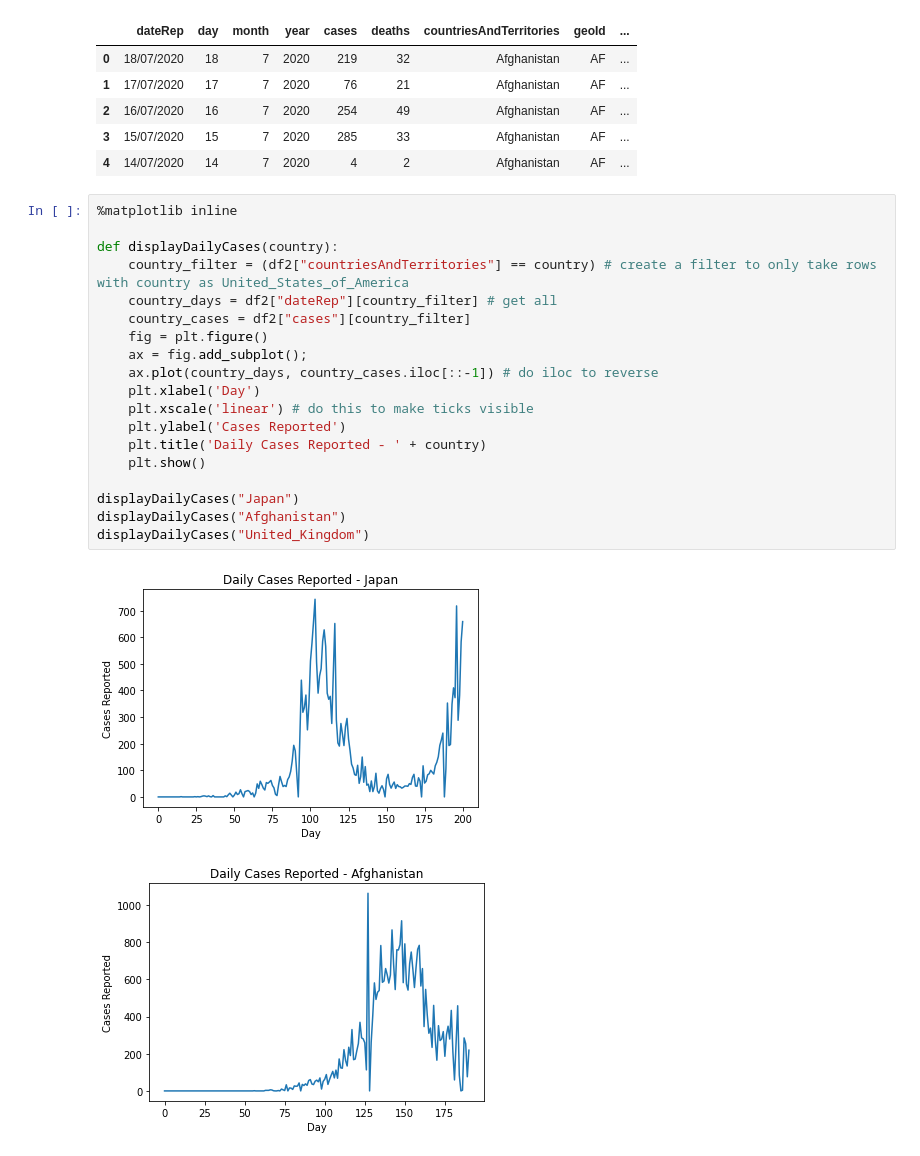
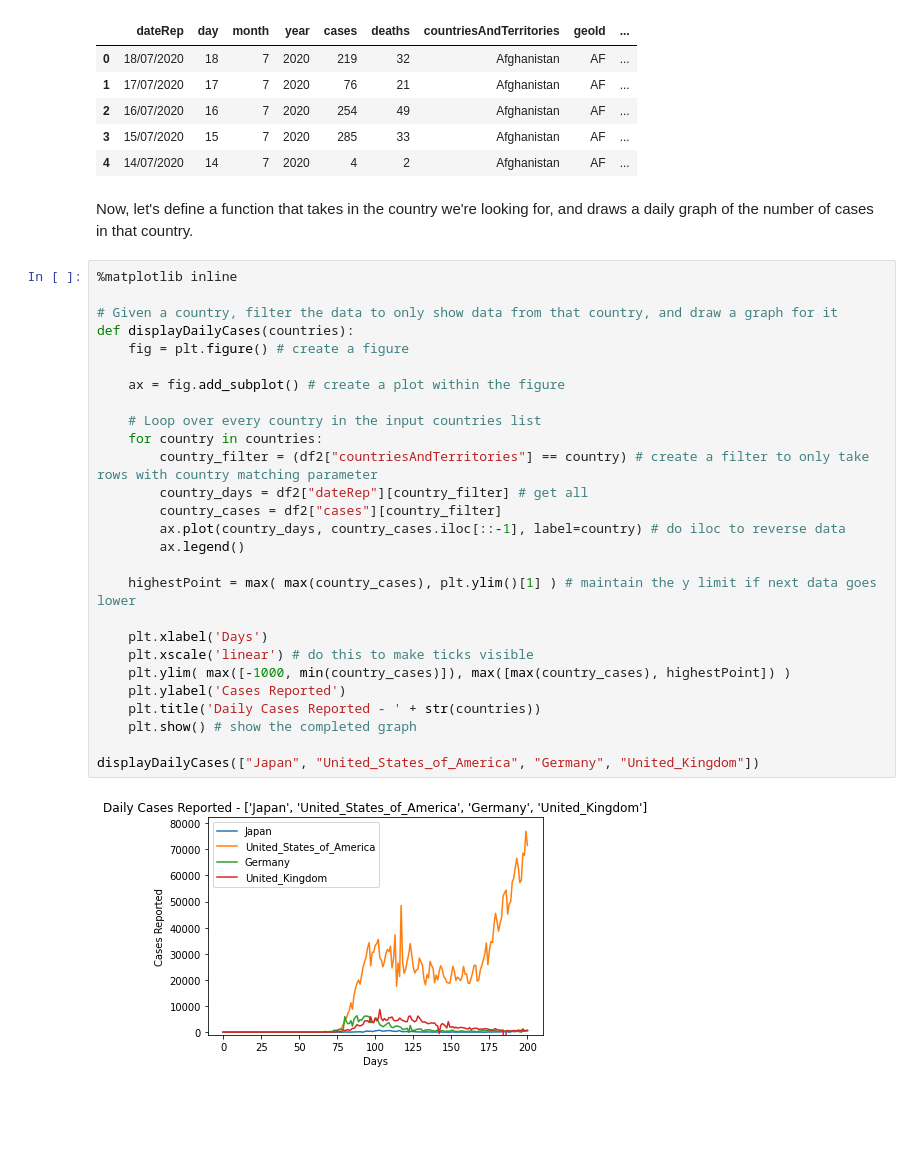
Before and after one commit to mmarquez76/data-science-workshop, a Jupyter notebook: PantherHacks Data Science Workshop.ipynb, the cells around one changed output. Drawn from its saved outputs; the diff is of its cells as text; blank space fills up the shorter version.

```diff
--- a/PantherHacks Data Science Workshop.ipynb
+++ b/PantherHacks Data Science Workshop.ipynb
@@ -162,25 +169,34 @@ df2.head() # display the head to check the data makes sense
 | 2 | 16/07/2020 | 16 | 7 | 2020 | 254 | 49 | Afghanistan | AF | ... |
 | 3 | 15/07/2020 | 15 | 7 | 2020 | 285 | 33 | Afghanistan | AF | ... |
 | 4 | 14/07/2020 | 14 | 7 | 2020 | 4 | 2 | Afghanistan | AF | ... |
+# %% [markdown]
+Now, let's define a function that takes in the country we're looking for, and draws a daily graph of the number of cases in that country.
 # %%
 %matplotlib inline
 
-def displayDailyCases(country):
-    country_filter = (df2["countriesAndTerritories"] == country) # create a filter to only take rows with country as United_States_of_America
-    country_days = df2["dateRep"][country_filter] # get all
-    country_cases = df2["cases"][country_filter]
-    fig = plt.figure()
-    ax = fig.add_subplot();
-    ax.plot(country_days, country_cases.iloc[::-1]) # do iloc to reverse
-    plt.xlabel('Day')
+# Given a country, filter the data to only show data from that country, and draw a graph for it
+def displayDailyCases(countries):
+    fig = plt.figure() # create a figure
+
+    ax = fig.add_subplot() # create a plot within the figure
+
+    # Loop over every country in the input countries list
+    for country in countries:
+        country_filter = (df2["countriesAndTerritories"] == country) # create a filter to only take rows with country matching parameter
+        country_days = df2["dateRep"][country_filter] # get all
+        country_cases = df2["cases"][country_filter]
+        ax.plot(country_days, country_cases.iloc[::-1], label=country) # do iloc to reverse data
+        ax.legend()
+
+    highestPoint = max( max(country_cases), plt.ylim()[1] ) # maintain the y limit if next data goes lower
+
+    plt.xlabel('Days')
     plt.xscale('linear') # do this to make ticks visible
+    plt.ylim( max([-1000, min(country_cases)]), max([max(country_cases), highestPoint]) )
     plt.ylabel('Cases Reported')
-    plt.title('Daily Cases Reported - ' + country)
-    plt.show()
+    plt.title('Daily Cases Reported - ' + str(countries))
+    plt.show() # show the completed graph
 
-displayDailyCases("Japan")
-displayDailyCases("Afghanistan")
-displayDailyCases("United_Kingdom")
+displayDailyCases(["Japan", "United_States_of_America", "Germany", "United_Kingdom"])
 # %% [output]
-[figure, old version]
+[figure, new version]
-[figure, removed]
```
Also changed, not shown: parts of 14 cells of this notebook.
